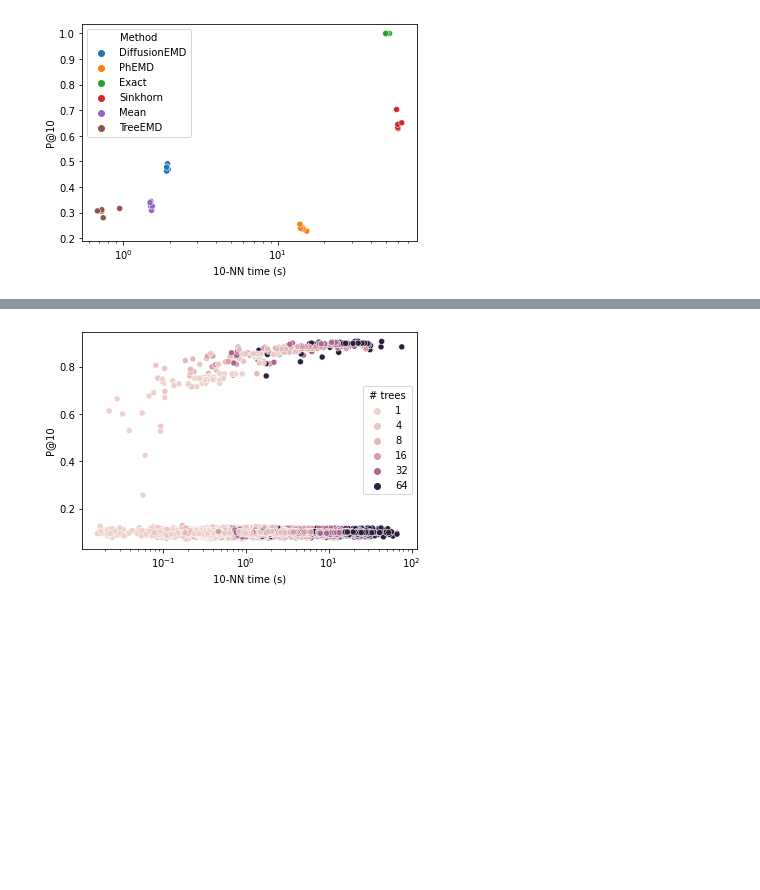
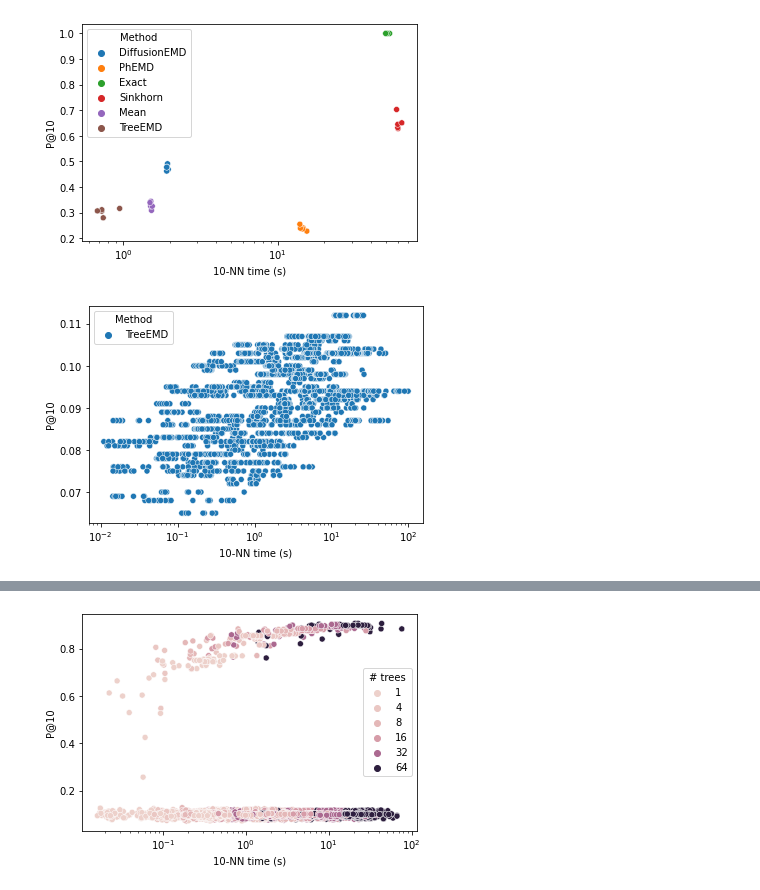
Before and after one commit to atong01/MultiscaleEMD, a Jupyter notebook: notebooks/comparison_analysis.ipynb, the cells around one changed output, grey strips where cells are left out. Cells and saved outputs as stored; diff of their text form; code cells hidden in the pictures; blank space fills up the shorter version.

```diff
--- a/notebooks/comparison_analysis.ipynb
+++ b/notebooks/comparison_analysis.ipynb
@@ -68,3 +103,19 @@ sns.scatterplot(
 plt.xscale("log")
 # %% [output]
 [figure]
+# %%
+df = pd.read_pickle(
+    "../comparison/results_tree_20_10_[2, 3, 4, 5, 6, 7, 8]_[2, 3, 4, 5, 6, 7, 8]_[1, 4, 8, 16, 32, 64]_['kmeans']_0.0.3.pkl"
+)
+# %%
+import matplotlib.pyplot as plt
+
+sns.scatterplot(
+    data=df,
+    x="10-NN time (s)",
+    y="P@10",
+    hue="Method",
+)
+plt.xscale("log")
+# %% [output]
+[figure, added]
```
Also changed, not shown: parts of 8 cells of this notebook, 3 other files.
